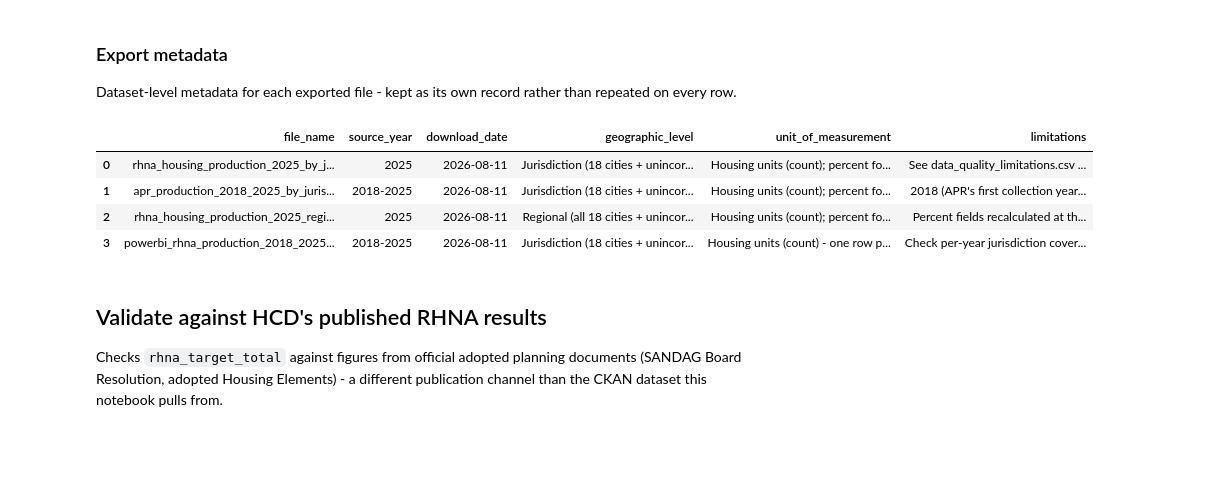
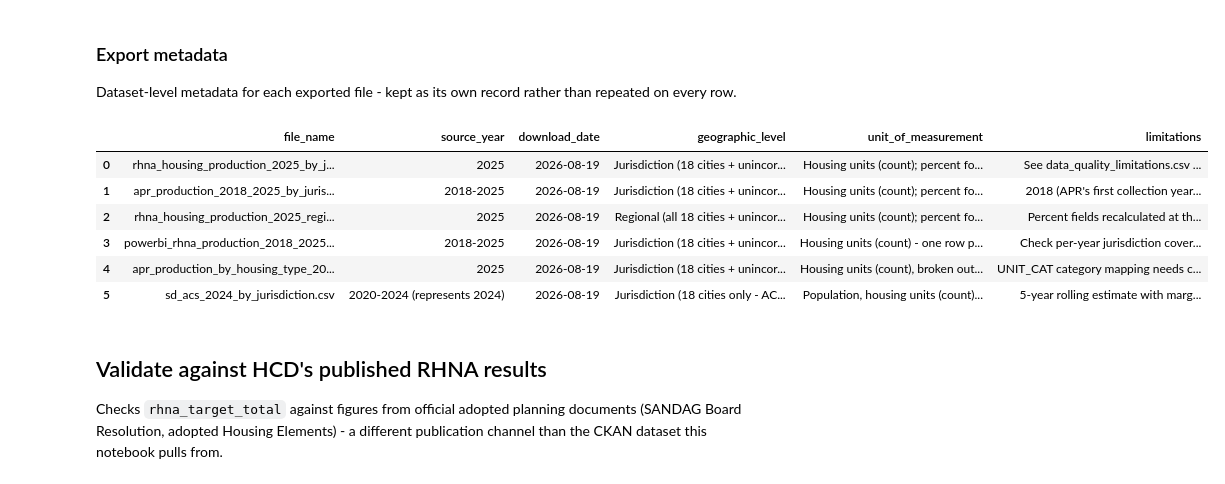
Before and after one commit to laurenthanhvo/chpd-dashboard-data-validation, a Jupyter notebook: van's work/notebooks/rhna_housing_production.ipynb, the cells around one changed output. Drawn from its saved outputs; the diff is of its cells as text; code cells hidden in the pictures; blank space fills up the shorter version.

```diff
--- a/van's work/notebooks/rhna_housing_production.ipynb
+++ b/van's work/notebooks/rhna_housing_production.ipynb
@@ -1368,37 +1480,55 @@ export_metadata = pd.DataFrame([
     },
     {
         "file_name": f"apr_production_{APR_START_YEAR}_{TARGET_YEAR}_by_jurisdiction_year.csv",
         "source_year": f"{APR_START_YEAR}-{TARGET_YEAR}",
         "download_date": DOWNLOAD_DATE,
         "geographic_level": "Jurisdiction (18 cities + unincorporated San Diego County), by year",
         "unit_of_measurement": "Housing units (count); percent for affordable-share fields",
         "limitations": "2018 (APR's first collection year) may have lower reporting completeness than later years",
     },
     {
         "file_name": f"rhna_housing_production_{TARGET_YEAR}_regional_total.csv",
         "source_year": TARGET_YEAR,
         "download_date": DOWNLOAD_DATE,
         "geographic_level": "Regional (all 18 cities + unincorporated San Diego County combined)",
         "unit_of_measurement": "Housing units (count); percent for share/pct_achieved fields",
         "limitations": "Percent fields recalculated at the regional level, not averaged from jurisdiction percentages",
     },
     {
         "file_name": f"powerbi_rhna_production_{APR_START_YEAR}_{TARGET_YEAR}_long.csv",
         "source_year": f"{APR_START_YEAR}-{TARGET_YEAR}",
         "download_date": DOWNLOAD_DATE,
         "geographic_level": "Jurisdiction (18 cities + unincorporated San Diego County)",
         "unit_of_measurement": "Housing units (count) - one row per jurisdiction/year/income category/development stage",
         "limitations": "Check per-year jurisdiction coverage before filtering - 2018 (APR's first year) may be less complete than later years",
     },
+    {
+        "file_name": f"apr_production_by_housing_type_{TARGET_YEAR}.csv",
+        "source_year": TARGET_YEAR,
+        "download_date": DOWNLOAD_DATE,
+        "geographic_level": "Jurisdiction (18 cities + unincorporated San Diego County)",
+        "unit_of_measurement": "Housing units (count), broken out by structure type (UNIT_CAT), not income tier",
+        "limitations": "UNIT_CAT category mapping needs confirmation against real value_counts() output - see the TODO in the Production by housing type section",
+    },
+    {
+        "file_name": f"sd_acs_{ACS_DATA_YEAR}_by_jurisdiction.csv",
+        "source_year": f"{ACS_VINTAGE_LABEL} (represents {ACS_DATA_YEAR})",
+        "download_date": DOWNLOAD_DATE,
+        "geographic_level": "Jurisdiction (18 cities only - ACS places do not cover unincorporated county)",
+        "unit_of_measurement": "Population, housing units (count); owner/renter occupied (count)",
+        "limitations": "5-year rolling estimate with margins of error, largest for small jurisdictions",
+    },
 ])
 export_metadata.to_csv(DOCS_DIR / "export_metadata.csv", index=False)
 export_metadata
 # %% [output]
 |  | file_name | source_year | download_date | geographic_level | unit_of_measurement | limitations |
-| 0 | rhna_housing_production_2025_by_j... | 2025 | 2026-08-11 | Jurisdiction (18 cities + unincor... | Housing units (count); percent fo... | See data_quality_limitations.csv ... |
-| 1 | apr_production_2018_2025_by_juris... | 2018-2025 | 2026-08-11 | Jurisdiction (18 cities + unincor... | Housing units (count); percent fo... | 2018 (APR's first collection year... |
-| 2 | rhna_housing_production_2025_regi... | 2025 | 2026-08-11 | Regional (all 18 cities + unincor... | Housing units (count); percent fo... | Percent fields recalculated at th... |
-| 3 | powerbi_rhna_production_2018_2025... | 2018-2025 | 2026-08-11 | Jurisdiction (18 cities + unincor... | Housing units (count) - one row p... | Check per-year jurisdiction cover... |
+| 0 | rhna_housing_production_2025_by_j... | 2025 | 2026-08-19 | Jurisdiction (18 cities + unincor... | Housing units (count); percent fo... | See data_quality_limitations.csv ... |
+| 1 | apr_production_2018_2025_by_juris... | 2018-2025 | 2026-08-19 | Jurisdiction (18 cities + unincor... | Housing units (count); percent fo... | 2018 (APR's first collection year... |
+| 2 | rhna_housing_production_2025_regi... | 2025 | 2026-08-19 | Regional (all 18 cities + unincor... | Housing units (count); percent fo... | Percent fields recalculated at th... |
+| 3 | powerbi_rhna_production_2018_2025... | 2018-2025 | 2026-08-19 | Jurisdiction (18 cities + unincor... | Housing units (count) - one row p... | Check per-year jurisdiction cover... |
+| 4 | apr_production_by_housing_type_20... | 2025 | 2026-08-19 | Jurisdiction (18 cities + unincor... | Housing units (count), broken out... | UNIT_CAT category mapping needs c... |
+| 5 | sd_acs_2024_by_jurisdiction.csv | 2020-2024 (represents 2024) | 2026-08-19 | Jurisdiction (18 cities only - AC... | Population, housing units (count)... | 5-year rolling estimate with marg... |
 # %% [markdown]
 ## Validate against HCD's published RHNA results
 
```
Also changed, not shown: parts of 9 cells of this notebook, 4 other files.
